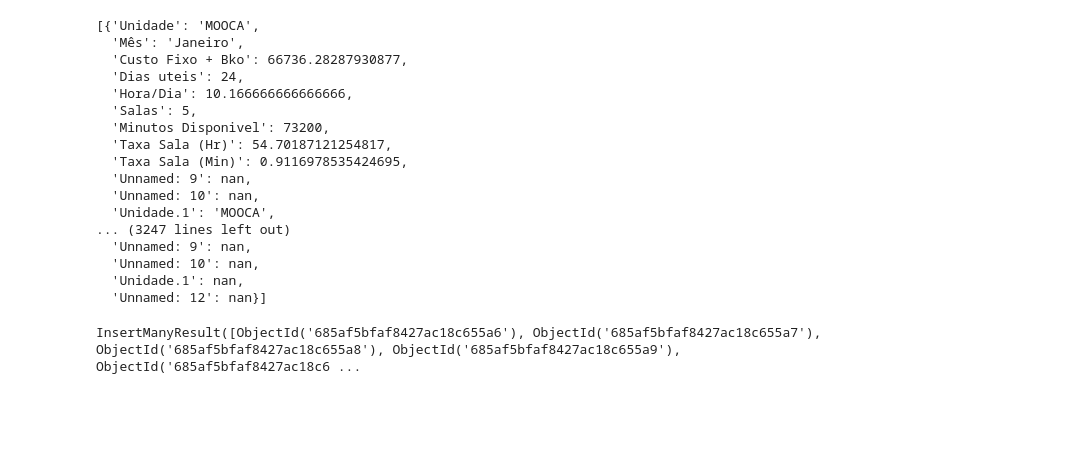
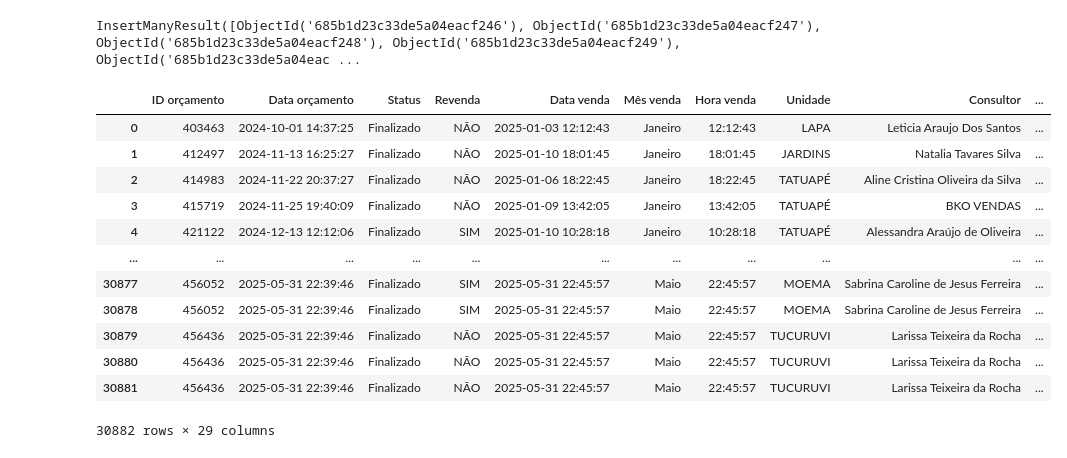
Before and after one commit to Devthalesant/Rentabilidade, a Jupyter notebook: teste.ipynb, the cells around one changed output. Saved outputs shown, nothing was run; the diff lists cells and outputs as text; code cells hidden in the pictures; blank space fills up the shorter version.

```diff
--- a/teste.ipynb
+++ b/teste.ipynb
@@ -3,34 +3,30 @@ from Functions.mongo import *
 from Bases import *
 import pandas as pd
 # %%
-df = pd.read_excel("C:/Users/novo1/OneDrive/Desktop/Dev/Rentabilidade Anual/Bases/Custos Fixos/2024/CF-txSala.xlsx")
+df = pd.read_csv("C:/Users/novo1/OneDrive/Desktop/Dev/Rentabilidade Anual/Bases/Venda Mesal Bruta/2025/vmb_2025_concat.csv")
 
 base = df.to_dict(orient='records')
 
 base
-# %% [output]
-[{'Unidade': 'MOOCA',
-  'Mês': 'Janeiro',
-  'Custo Fixo + Bko': 66736.28287930877,
-  'Dias uteis': 24,
-  'Hora/Dia': 10.166666666666666,
-  'Salas': 5,
-  'Minutos Disponivel': 73200,
-  'Taxa Sala (Hr)': 54.70187121254817,
-  'Taxa Sala (Min)': 0.9116978535424695,
-  'Unnamed: 9': nan,
-  'Unnamed: 10': nan,
-  'Unidade.1': 'MOOCA',
-... (3247 lines left out)
-  'Unnamed: 9': nan,
-  'Unnamed: 10': nan,
-  'Unidade.1': nan,
-  'Unnamed: 12': nan}]
 # %%
-subir_dados_mongodb("rentabilidade_anual","custos_fixos_2024",base)
+subir_dados_mongodb("rentabilidade_anual","venda_mensal_bruta_2025",base)
 # %% [output]
-InsertManyResult([ObjectId('685af5bfaf8427ac18c655a6'), ObjectId('685af5bfaf8427ac18c655a7'), ObjectId('685af5bfaf8427ac18c655a8'), ObjectId('685af5bfaf8427ac18c655a9'), ObjectId('685af5bfaf8427ac18c6 ...
+InsertManyResult([ObjectId('685b1d23c33de5a04eacf246'), ObjectId('685b1d23c33de5a04eacf247'), ObjectId('685b1d23c33de5a04eacf248'), ObjectId('685b1d23c33de5a04eacf249'), ObjectId('685b1d23c33de5a04eac ...
 # %%
-pegar_dados_mongodb("rentabilidade_anual","custos_fixos_2025")
+pegar_dados_mongodb("rentabilidade_anual","venda_mensal_bruta_2025")
+# %% [output]
+|  | ID orçamento | Data orçamento | Status | Revenda | Data venda | Mês venda | Hora venda | Unidade | Consultor | ... |
+| 0 | 403463 | 2024-10-01 14:37:25 | Finalizado | NÃO | 2025-01-03 12:12:43 | Janeiro | 12:12:43 | LAPA | Leticia Araujo Dos Santos | ... |
+| 1 | 412497 | 2024-11-13 16:25:27 | Finalizado | NÃO | 2025-01-10 18:01:45 | Janeiro | 18:01:45 | JARDINS | Natalia Tavares Silva | ... |
+| 2 | 414983 | 2024-11-22 20:37:27 | Finalizado | NÃO | 2025-01-06 18:22:45 | Janeiro | 18:22:45 | TATUAPÉ | Aline Cristina Oliveira da Silva | ... |
+| 3 | 415719 | 2024-11-25 19:40:09 | Finalizado | NÃO | 2025-01-09 13:42:05 | Janeiro | 13:42:05 | TATUAPÉ | BKO VENDAS | ... |
+| 4 | 421122 | 2024-12-13 12:12:06 | Finalizado | SIM | 2025-01-10 10:28:18 | Janeiro | 10:28:18 | TATUAPÉ | Alessandra Araújo de Oliveira | ... |
+| ... | ... | ... | ... | ... | ... | ... | ... | ... | ... | ... |
+| 30877 | 456052 | 2025-05-31 22:39:46 | Finalizado | SIM | 2025-05-31 22:45:57 | Maio | 22:45:57 | MOEMA | Sabrina Caroline de Jesus Ferreira | ... |
+| 30878 | 456052 | 2025-05-31 22:39:46 | Finalizado | SIM | 2025-05-31 22:45:57 | Maio | 22:45:57 | MOEMA | Sabrina Caroline de Jesus Ferreira | ... |
+| 30879 | 456436 | 2025-05-31 22:39:46 | Finalizado | NÃO | 2025-05-31 22:45:57 | Maio | 22:45:57 | TUCURUVI | Larissa Teixeira da Rocha | ... |
+| 30880 | 456436 | 2025-05-31 22:39:46 | Finalizado | NÃO | 2025-05-31 22:45:57 | Maio | 22:45:57 | TUCURUVI | Larissa Teixeira da Rocha | ... |
+| 30881 | 456436 | 2025-05-31 22:39:46 | Finalizado | NÃO | 2025-05-31 22:45:57 | Maio | 22:45:57 | TUCURUVI | Larissa Teixeira da Rocha | ... |
+30882 rows × 29 columns
 # %%
 df
```
Also changed, not shown: 1 other file.
